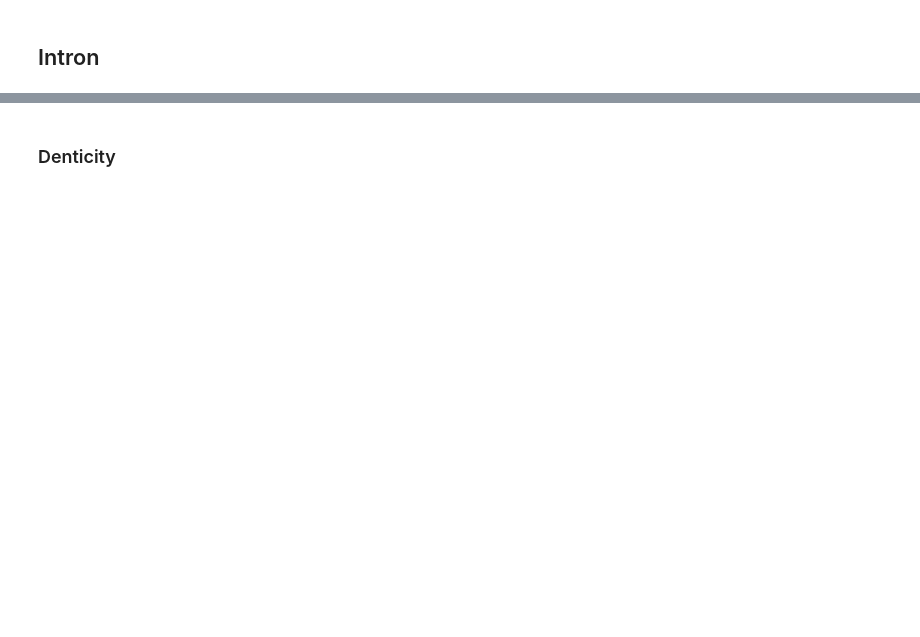
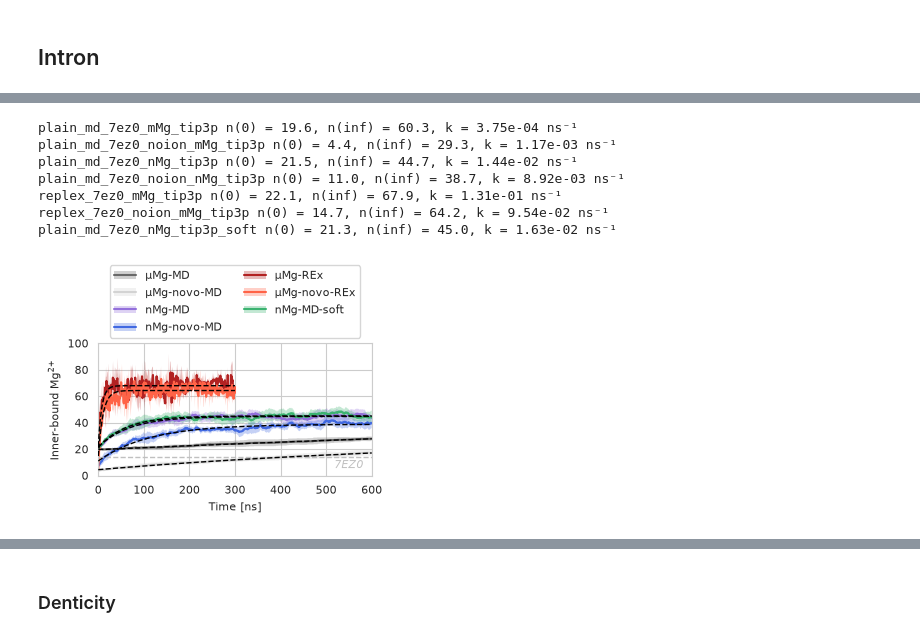
Before and after one commit to ollyfutur/mg_sampling, a Jupyter notebook: paper/03-IntronBinding.ipynb, the cells around one changed output, grey strips where cells are left out. Cells and saved outputs as stored; diff of their text form; code cells hidden in the pictures; blank space fills up the shorter version.

Commit message:
Refactor IonBinding

```diff
--- a/paper/03-IntronBinding.ipynb
+++ b/paper/03-IntronBinding.ipynb
@@ -457,0 +78,11 @@ for ion in ['MG', 'NA']:
+# %%
+# Binding motif tables of all simulations, every 1 ns
+columns = ['time', 'index', 'n_inner', 'n_outer', 'inner_names', 'inner_resids']
+tables = []
+for system in SYSTEMS:
+    for ion in ['NA', 'MG']:
+        table = load_motifs(system, ion, columns)
+        if table is not None:
+            tables.append(table.assign(ion=ion, sim=sim_name(system), system=system.split('/')[1]))
+df = pd.concat(tables, ignore_index=True)
+n_frames = production(df).groupby(['ion', 'sim', *BLOCK])['time'].nunique()
@@ -457,0 +142,47 @@ for ion in ['MG', 'NA']:
+# %%
+def exponential_func(x, a0, amax, k):
+    return a0 + (amax - a0)*(1 - np.exp(-k*x))
+
+n_inner_pdb = 14
+
+fig, ax = plt.subplots(figsize=(8.7*cm, 6.5*cm))
+
+labels, handles = [], []
+for sim in simselection:
+    group = res.loc['MG', sim, :, :]
+    if group.size == 0:
+        continue
+    x = group.index.get_level_values("time")
+    y = group["mean"]
+    err = group["sem"]
+
+    with np.errstate(over='ignore'):  # exp overflows while the fit explores large k
+        popt, pcov = curve_fit(exponential_func, x, y, p0=(y.iloc[0], y.iloc[-1], 1))
+    print(sim, f"n(0) = {popt[0]:.1f}, n(inf) = {popt[1]:.1f}, k = {popt[2]:.2e} ns⁻¹")
+
+    lower = y - 1.96*err
+    upper = y + 1.96*err
+    line, = ax.plot(x, y, color=simcolors[sim])
+    ax.plot(x, exponential_func(x, *popt), color='k', ls='dashed', lw=1, zorder=10)
+    patch = ax.fill_between(x, lower, upper, alpha=0.3, color=simcolors[sim], edgecolor='none')
+    labels.append(simlabels[sim])
+    handles.append((line, patch))
+
+ax.set_ylabel(f"Inner-bound {ionlabels['MG']}")
+ax.set_xlabel("Time [ns]")
+ax.legend(handles, labels, ncol=2, title=None, loc='lower center', bbox_to_anchor=(0.5, 1))
+ax.set_ylim(0, 100)
+ax.set_xlim(0, 600)
+ax.axhline(n_inner_pdb, ls='dashed', lw=1, color='silver')
+ax.text(550, n_inner_pdb - 2, '7EZ0', style='italic', color='silver', ha='center', va='top')
+
+fig.savefig('figures/inner_bound_mg_timeseries_expfit.pdf')
+# %% [output]
+plain_md_7ez0_mMg_tip3p n(0) = 19.6, n(inf) = 60.3, k = 3.75e-04 ns⁻¹
+plain_md_7ez0_noion_mMg_tip3p n(0) = 4.4, n(inf) = 29.3, k = 1.17e-03 ns⁻¹
+plain_md_7ez0_nMg_tip3p n(0) = 21.5, n(inf) = 44.7, k = 1.44e-02 ns⁻¹
+plain_md_7ez0_noion_nMg_tip3p n(0) = 11.0, n(inf) = 38.7, k = 8.92e-03 ns⁻¹
+replex_7ez0_mMg_tip3p n(0) = 22.1, n(inf) = 67.9, k = 1.31e-01 ns⁻¹
+replex_7ez0_noion_mMg_tip3p n(0) = 14.7, n(inf) = 64.2, k = 9.54e-02 ns⁻¹
+plain_md_7ez0_nMg_tip3p_soft n(0) = 21.3, n(inf) = 45.0, k = 1.63e-02 ns⁻¹
+[figure, added]
```
Also changed, not shown: parts of 70 cells of this notebook, 6 other files.
